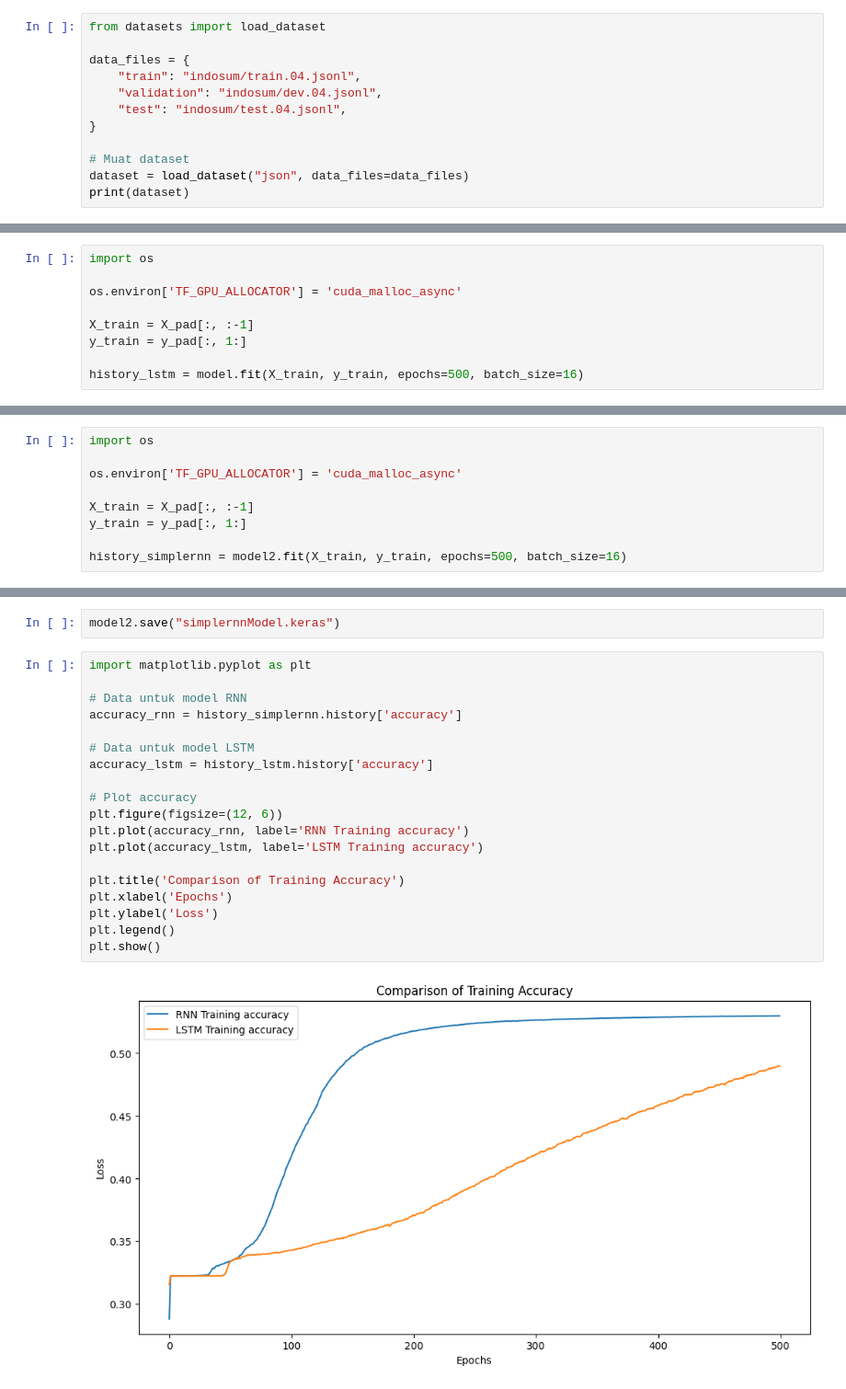
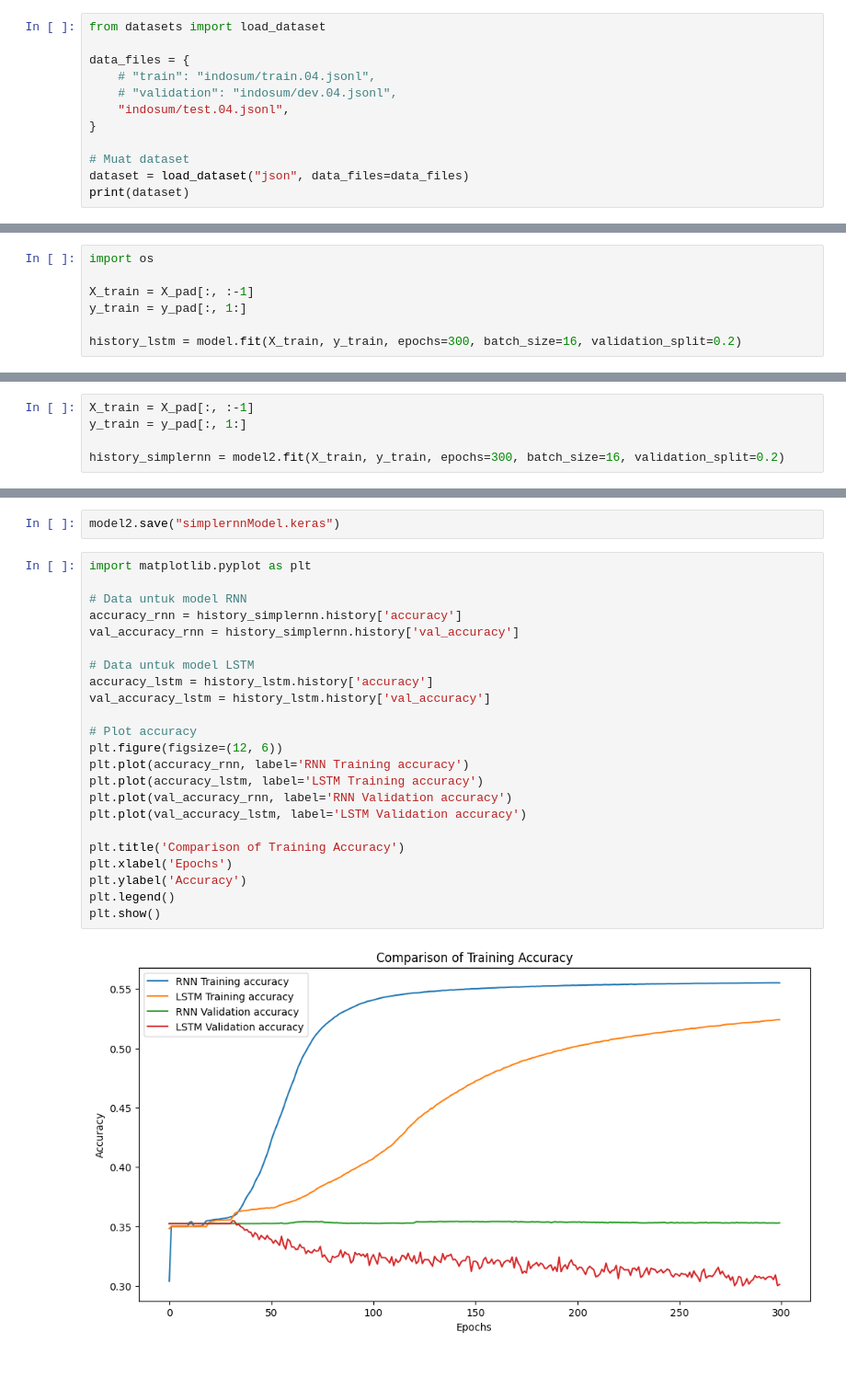
Before and after one commit to rakhargo/Summarization_indosum, a Jupyter notebook: summarization_indosum_fix.ipynb, the cells around one changed output, grey strips where cells are left out. Shown at 92% size. Saved outputs shown, nothing was run; the diff lists cells and outputs as text.

```diff
--- a/summarization_indosum_fix.ipynb
+++ b/summarization_indosum_fix.ipynb
@@ -2,9 +19,9 @@
 from datasets import load_dataset
 
 data_files = {
-    "train": "indosum/train.04.jsonl",
-    "validation": "indosum/dev.04.jsonl",
-    "test": "indosum/test.04.jsonl",
+    # "train": "indosum/train.04.jsonl",
+    # "validation": "indosum/dev.04.jsonl",
+    "indosum/test.04.jsonl",
 }
 
 # Muat dataset
@@ -128,11 +130,9 @@ Model: "sequential"
  Non-trainable params: 0 (0.00 B)
 # %%
 import os
-
-os.environ['TF_GPU_ALLOCATOR'] = 'cuda_malloc_async'
 
 X_train = X_pad[:, :-1]
 y_train = y_pad[:, 1:]
 
-history_lstm = model.fit(X_train, y_train, epochs=500, batch_size=16)
+history_lstm = model.fit(X_train, y_train, epochs=300, batch_size=16, validation_split=0.2)
 # %% [output]
@@ -170,12 +181,8 @@ Model: "sequential_1"
  Trainable params: 0 (0.00 B)
  Non-trainable params: 0 (0.00 B)
 # %%
-import os
-
-os.environ['TF_GPU_ALLOCATOR'] = 'cuda_malloc_async'
-
 X_train = X_pad[:, :-1]
 y_train = y_pad[:, 1:]
 
-history_simplernn = model2.fit(X_train, y_train, epochs=500, batch_size=16)
+history_simplernn = model2.fit(X_train, y_train, epochs=300, batch_size=16, validation_split=0.2)
 # %% [output]
@@ -217,24 +227,28 @@ model2.save("simplernnModel.keras")
 # %%
 import matplotlib.pyplot as plt
 
 # Data untuk model RNN
 accuracy_rnn = history_simplernn.history['accuracy']
+val_accuracy_rnn = history_simplernn.history['val_accuracy']
 
 # Data untuk model LSTM
 accuracy_lstm = history_lstm.history['accuracy']
+val_accuracy_lstm = history_lstm.history['val_accuracy']
 
 # Plot accuracy
 plt.figure(figsize=(12, 6))
 plt.plot(accuracy_rnn, label='RNN Training accuracy')
 plt.plot(accuracy_lstm, label='LSTM Training accuracy')
+plt.plot(val_accuracy_rnn, label='RNN Validation accuracy')
+plt.plot(val_accuracy_lstm, label='LSTM Validation accuracy')
 
 plt.title('Comparison of Training Accuracy')
 plt.xlabel('Epochs')
-plt.ylabel('Loss')
+plt.ylabel('Accuracy')
 plt.legend()
 plt.show()
 # %% [output]
-[figure, old version]
+[figure, new version]
 # %%
 import matplotlib.pyplot as plt
 
```
Also changed, not shown: parts of 16 cells of this notebook, 3 other files.
